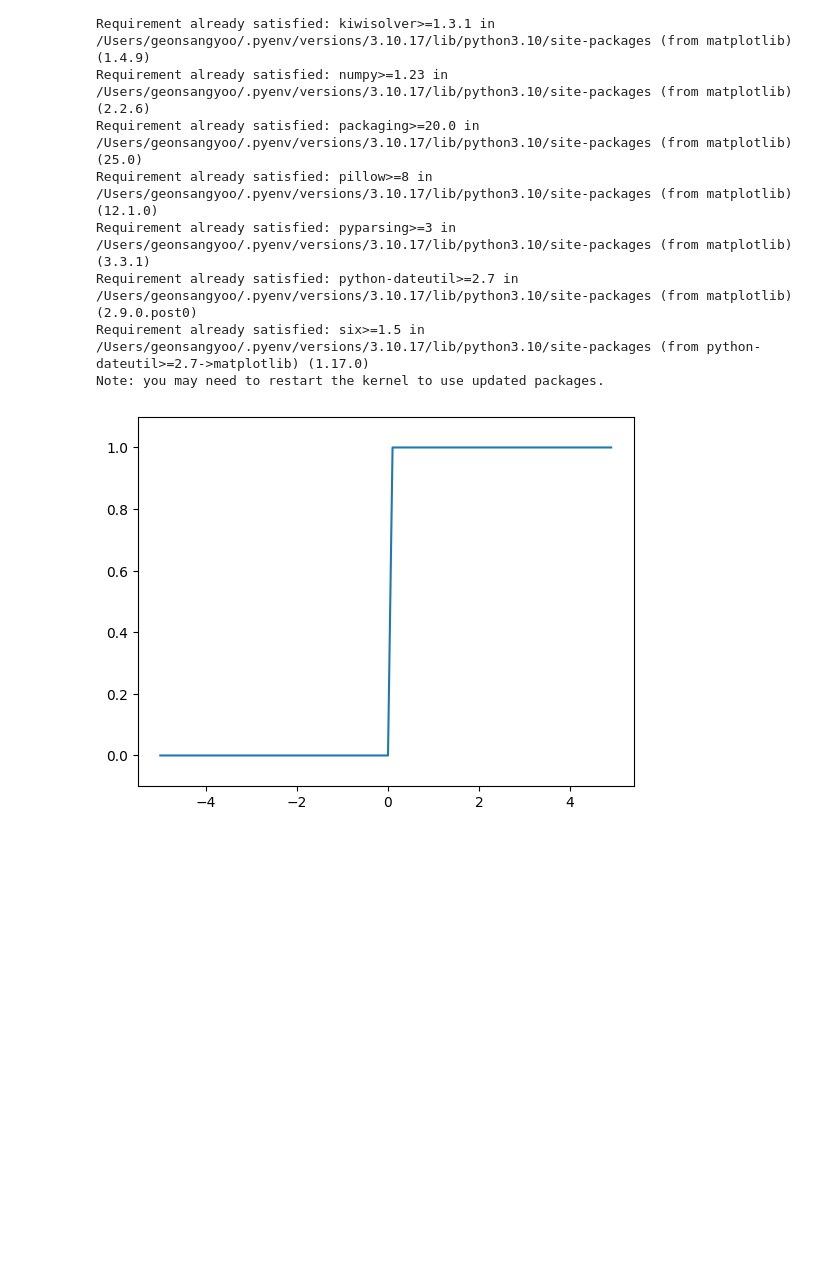
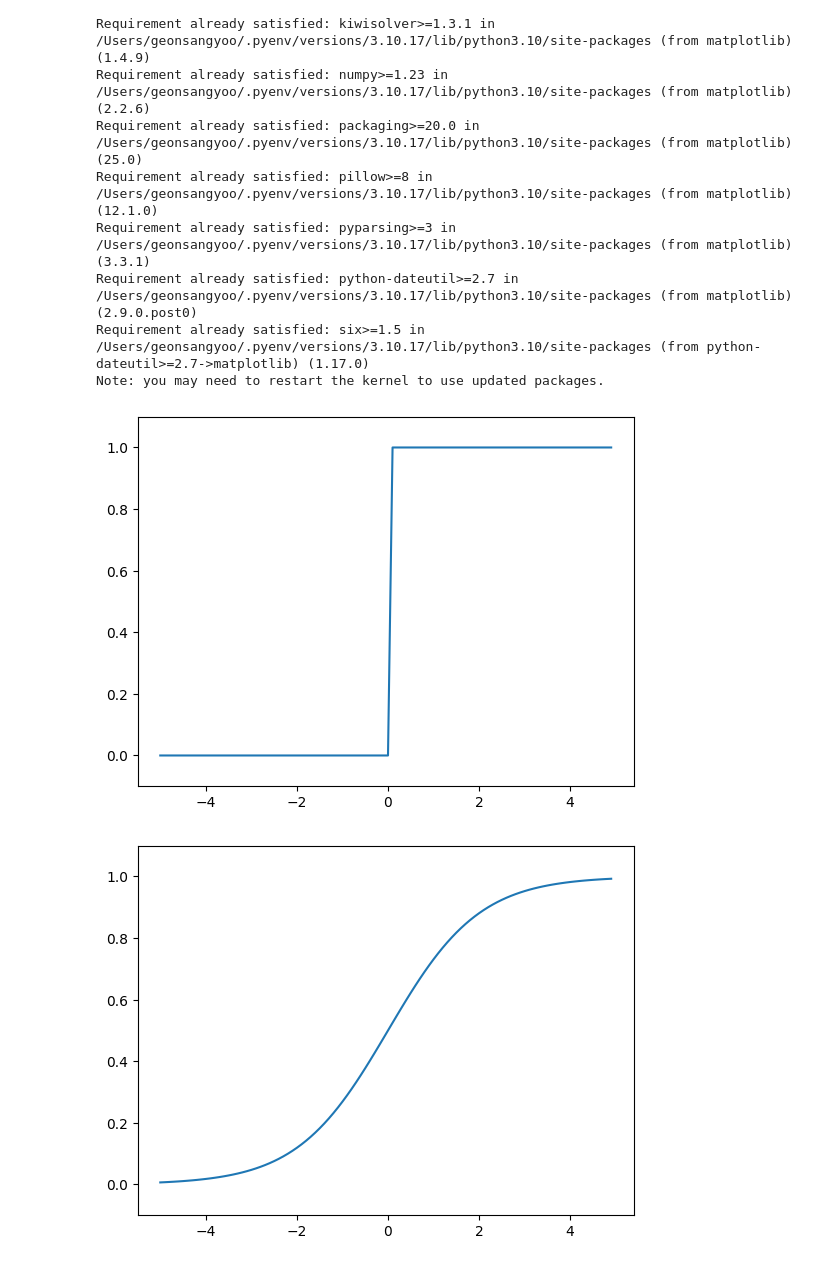
Before and after one commit to geonsangyoo/dl-exercise, a Jupyter notebook: neuron_network.ipynb, the cells around one changed output. Cells and saved outputs as stored; diff of their text form; code cells hidden in the pictures; blank space fills up the shorter version.

Commit message:
add: Enhance neuron_network notebook with additional activation functions, visualization, and MNIST dataset integration

```diff
--- a/neuron_network.ipynb
+++ b/neuron_network.ipynb
@@ -29,12 +51,37 @@ def step_function(x):
 # %%
 import matplotlib.pylab as plt
 
-# Results
+# Results (step function)
 x = np.arange(-5.0, 5.0, 0.1)
 y = step_function(x)
 
 plt.plot(x, y)
 plt.ylim(-0.1, 1.1)
 plt.show()
+
+# Results (sigmoid function)
+x = np.arange(-5.0, 5.0, 0.1)
+y = sigmoid(x)
+
+plt.plot(x, y)
+plt.ylim(-0.1, 1.1)
+plt.show()
+
+# Results (ReLU function)
+x = np.arange(-5.0, 5.0, 0.1)
+y = relu(x)
+
+plt.plot(x, y)
+plt.ylim(-0.1, 5.1)
+plt.show()
+
+# Results (identity function)
+x = np.arange(-5.0, 5.0, 0.1)
+y = identity_function(x)
+
+plt.plot(x, y)
+plt.ylim(-5.1, 5.1)
+plt.show()
 # %% [output]
 [figure]
+[figure, added]
```
Also changed, not shown: parts of 8 cells of this notebook, 10 other files.
